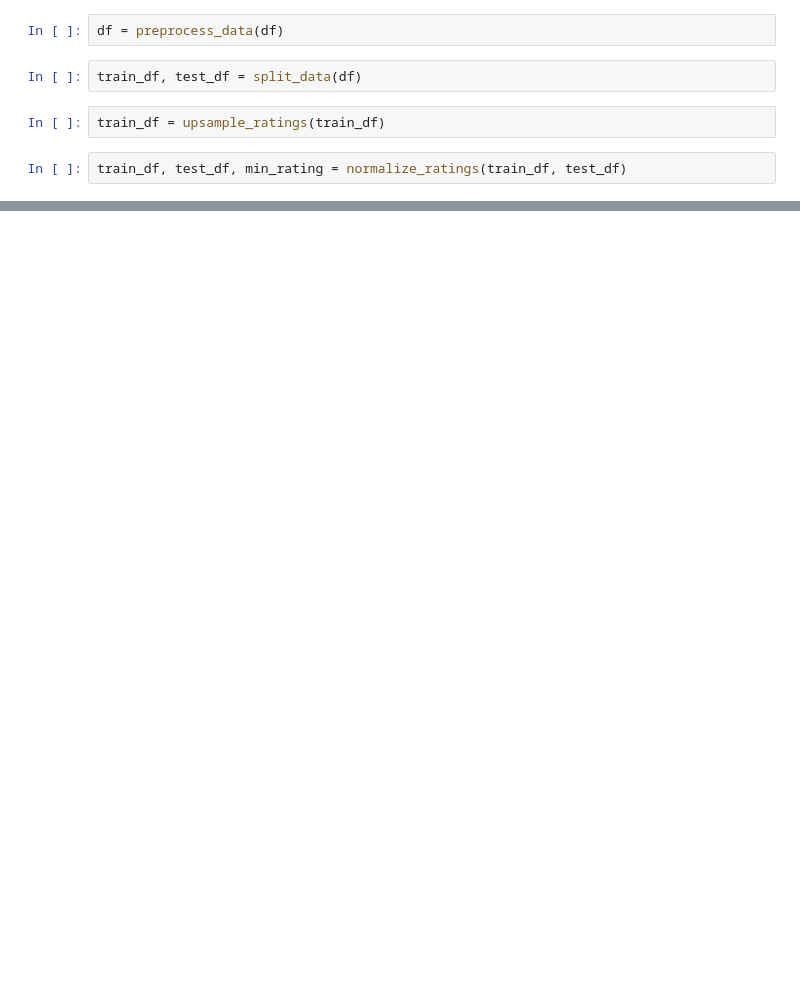
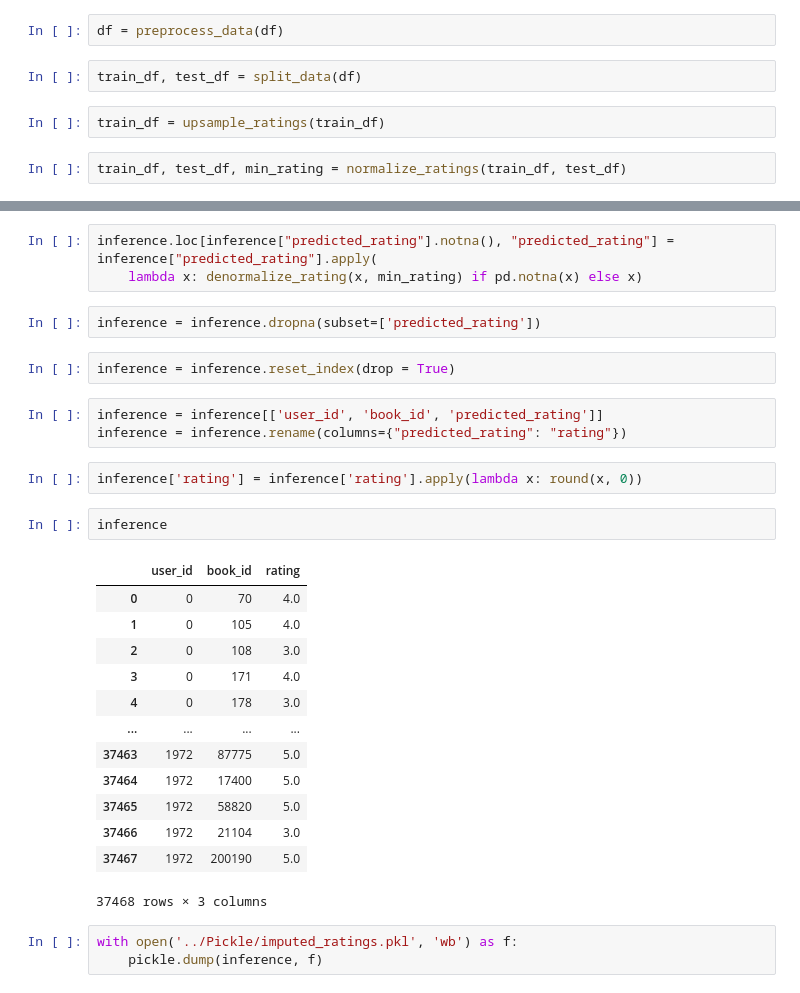
Before and after one commit to mud66/Recommender-System-GoodReads, a Jupyter notebook: RecSysJupyter/SVD.ipynb, the cells around one changed output, grey strips where cells are left out. Saved outputs shown, nothing was run; the diff lists cells and outputs as text; blank space fills up the shorter version.

Commit message:
imputed with svd and saved

```diff
--- a/RecSysJupyter/SVD.ipynb
+++ b/RecSysJupyter/SVD.ipynb
@@ -154,0 +271,31 @@ print(f'Precision@5: {precision:.4f}, Recall@5: {recall:.4f}, nDCG@5: {ndcg:.4f}
+# %%
+inference.loc[inference["predicted_rating"].notna(), "predicted_rating"] = inference["predicted_rating"].apply(
+    lambda x: denormalize_rating(x, min_rating) if pd.notna(x) else x)
+# %%
+inference = inference.dropna(subset=['predicted_rating'])
+# %%
+inference = inference.reset_index(drop = True)
+# %%
+inference = inference[['user_id', 'book_id', 'predicted_rating']]
+inference = inference.rename(columns={"predicted_rating": "rating"})
+# %%
+inference['rating'] = inference['rating'].apply(lambda x: round(x, 0))
+# %%
+inference
+# %% [output]
+|  | user_id | book_id | rating |
+| 0 | 0 | 70 | 4.0 |
+| 1 | 0 | 105 | 4.0 |
+| 2 | 0 | 108 | 3.0 |
+| 3 | 0 | 171 | 4.0 |
+| 4 | 0 | 178 | 3.0 |
+| ... | ... | ... | ... |
+| 37463 | 1972 | 87775 | 5.0 |
+| 37464 | 1972 | 17400 | 5.0 |
+| 37465 | 1972 | 58820 | 5.0 |
+| 37466 | 1972 | 21104 | 3.0 |
+| 37467 | 1972 | 200190 | 5.0 |
+37468 rows × 3 columns
+# %%
+with open('../Pickle/imputed_ratings.pkl', 'wb') as f:
+    pickle.dump(inference, f)
```
Also changed, not shown: parts of 34 cells of this notebook, 9 other files.
